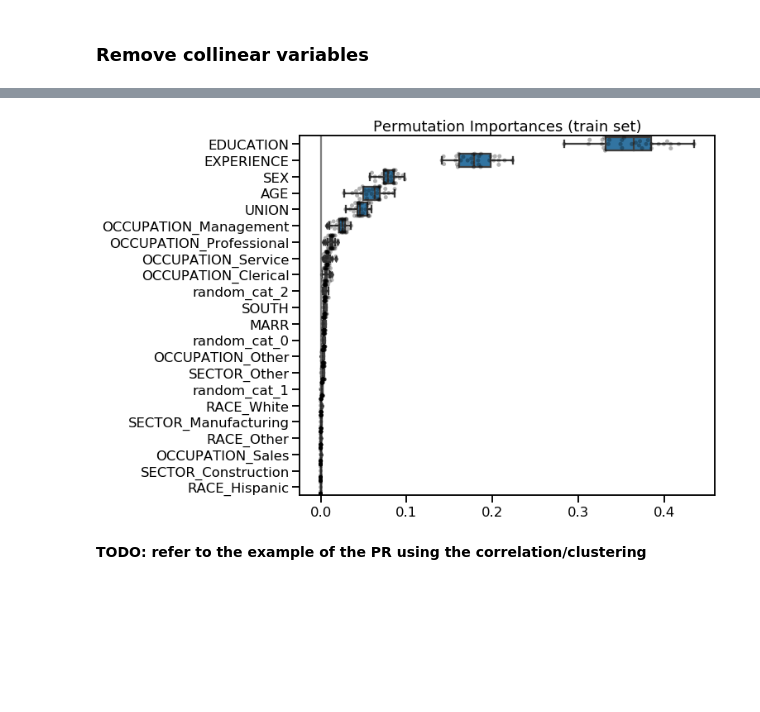
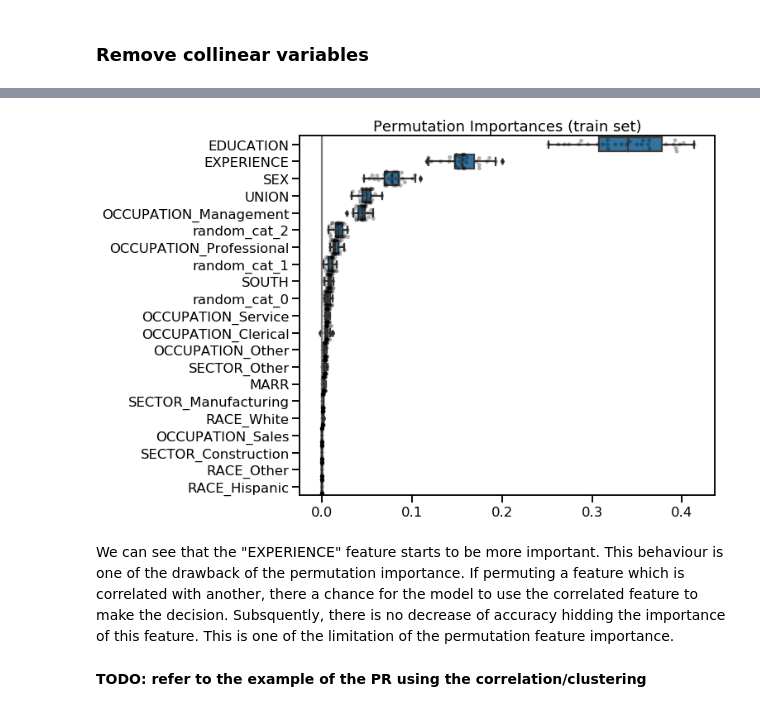
Before and after one commit to glemaitre/scikit-learn-workshop-2019, a Jupyter notebook: notebook.ipynb, the cells around one changed output, grey strips where cells are left out. Cells and saved outputs as stored; diff of their text form; code cells hidden in the pictures; blank space fills up the shorter version.

```diff
--- a/notebook.ipynb
+++ b/notebook.ipynb
@@ -488,5 +500,5 @@ plt.title("Permutation Importances (train set)");
 # %%
-column_to_drop = ['AGE']
+column_to_drop = ['AGE', 'random_num']
 # %%
 model.fit(X_train.drop(columns=column_to_drop), y_train)
 
@@ -530,25 +542,27 @@ plt.title("Permutation Importances (test set)");
 # %%
 X_train_preprocessed = (model.named_steps['columntransformer']
                              .transform(X_train.drop(columns=column_to_drop)))
 
 permute_importance = pd.DataFrame(
     permutation_importance(model.named_steps['randomforestregressor'],
                            X_train_preprocessed, y_train, n_rounds=30),
-    index=feature_names[:-1]
+    index=feature_names[:-2]
 )
 sorted_idx = (permute_importance.mean(axis=1)
                                 .sort_values(ascending=False)
                                 .index)
 
 plt.figure(figsize=(9, 8))
 sns.boxplot(data=permute_importance.loc[sorted_idx].T,
             orient='h', color='C0')
 sns.swarmplot(data=permute_importance.loc[sorted_idx].T,
               orient='h', color='k', alpha=0.3)
 plt.axvline(x=0, color='.5')
 plt.title("Permutation Importances (train set)");
 # %% [output]
-[figure, old version]
+[figure, new version]
+# %% [markdown]
+We can see that the "EXPERIENCE" feature starts to be more important. This behaviour is one of the drawback of the permutation importance. If permuting a feature which is correlated with another, there a chance for the model to use the correlated feature to make the decision. Subsquently, there is no decrease of accuracy hidding the importance of this feature. This is one of the limitation of the permutation feature importance.
 # %% [markdown]
 **TODO: refer to the example of the PR using the correlation/clustering**
 # %% [markdown]
```
Also changed, not shown: parts of 22 cells of this notebook.
